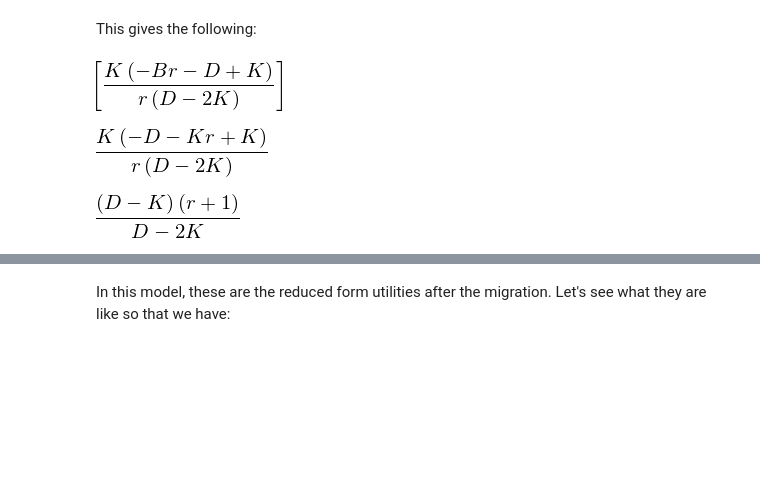
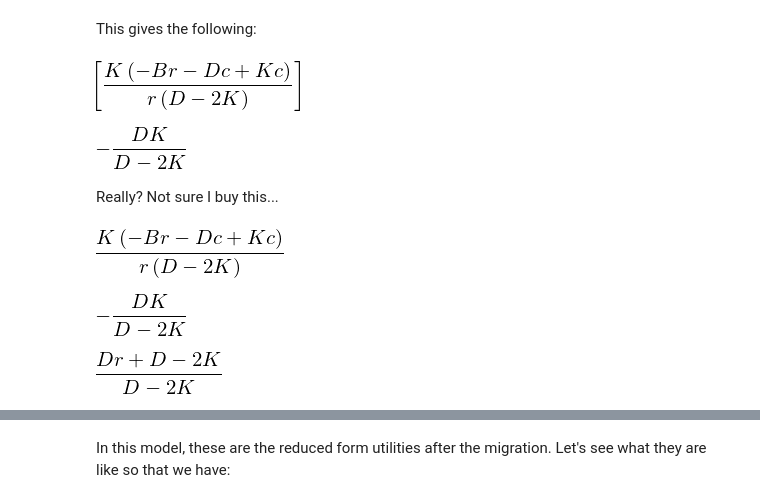
Before and after one commit to mbaker21231/InstEvo, a Jupyter notebook: Writeup/AgeArea/ArticleGraph.ipynb, the cells around one changed output, grey strips where cells are left out. Cells and saved outputs as stored; diff of their text form; code cells hidden in the pictures; blank space fills up the shorter version.

```diff
--- a/Writeup/AgeArea/ArticleGraph.ipynb
+++ b/Writeup/AgeArea/ArticleGraph.ipynb
@@ -972,16 +972,18 @@ $$
 # %% [markdown]
 This gives the following:
 # %%
-eqcond=1+r*(1-(B-m)/(K-D))-r*(1-m/K)
+eqcond=1+r*(1-(B-m)/(K-D))-1+c-r*(1-m/K)
 # %%
 msta = solve(eqcond,m)
 # %%
 msta
 # %% [output]
-[figure, old version]
+[figure, new version]
 # %%
-msta[0].subs({B:K})
+msta[0].subs({B:K, c:r}).simplify()
 # %% [output]
-[figure, old version]
+[figure, new version]
+# %% [markdown]
+Really? Not sure I buy this...
 # %%
 u1 = 1+r*(1-(B-m)/(K-D))
@@ -989,8 +993,17 @@ u2 = r*(1-m/K)
+# %%
+m2sta = solve(eqcond2, m)[0]
+m2sta
+# %% [output]
+[figure, added]
+# %%
+m2sta.subs({B:K, c:r})
+# %% [output]
+[figure, added]
 # %%
-u1rf = u1.subs({m:msta[0]}).simplify().subs({B:K}).factor()
+u1rf = u1.subs({m:msta[0]}).simplify().subs({B:K, c:r}).factor()
 u1rf
 # %% [output]
-[figure, old version]
+[figure, new version]
 # %%
 u2rf = u2.subs({m:msta[0]}).simplify().subs({B:K}).factor()
 u2rf
```
Also changed, not shown: parts of 8 cells of this notebook, 2 other files.
